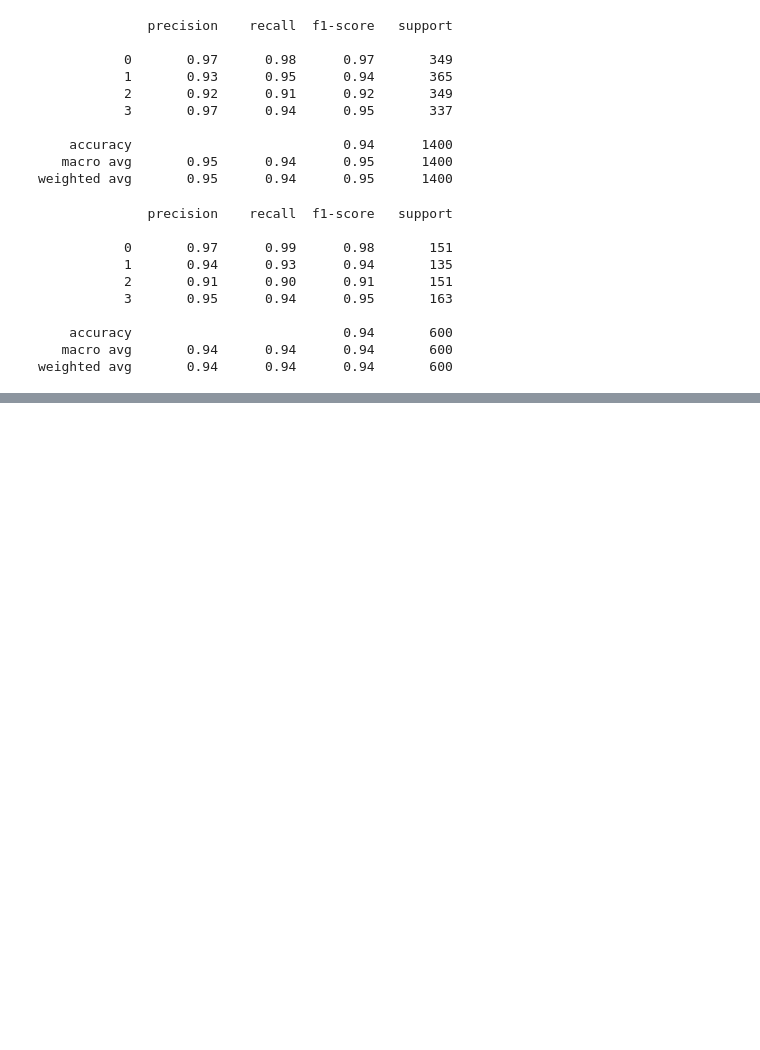
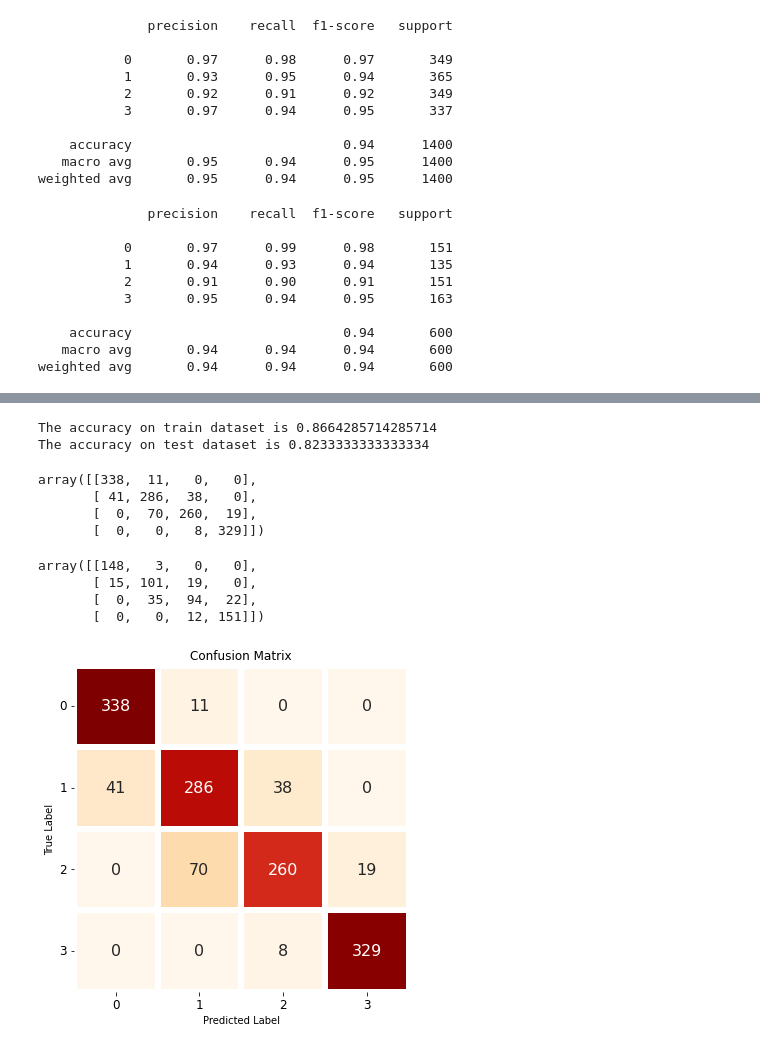
Before and after one commit to satyam-jyoti-sankar/Mobile_price_range_prediction, a Jupyter notebook: Mobile_price_range_prediction.ipynb, the cells around one changed output, grey strips where cells are left out. Cells and saved outputs as stored; diff of their text form; code cells hidden in the pictures; blank space fills up the shorter version.

```diff
--- a/Mobile_price_range_prediction.ipynb
+++ b/Mobile_price_range_prediction.ipynb
@@ -651,0 +659,14 @@ weighted avg       0.94      0.94      0.94       600
+# %%
+# Create an instance of the RandomForestClassifier
+rf_model = RandomForestClassifier()
+param_dict={'max_depth': [4, 6, 8],
+ 'min_samples_leaf': [40, 50],
+ 'min_samples_split': [50, 100, 150],
+ 'n_estimators': [50, 80, 100]}
+
+# Grid search
+rf_grid = GridSearchCV(estimator=rf_model,
+                       param_grid = param_dict,
+                       cv = 5, verbose=2, scoring='accuracy')
+
+rf_grid.fit(X_train,y_train)
@@ -651,0 +696,3 @@ weighted avg       0.94      0.94      0.94       600
+# %%
+rf_optimal_model = rf_grid.best_estimator_
+rf_optimal_model
@@ -651,0 +702,5 @@ weighted avg       0.94      0.94      0.94       600
+# %%
+# Making predictions on train and test data
+
+train_class_preds = rf_optimal_model.predict(X_train)
+test_class_preds = rf_optimal_model.predict(X_test)
@@ -651,0 +730,10 @@ weighted avg       0.94      0.94      0.94       600
+# %%
+# Calculating accuracy on train and test
+train_accuracy = accuracy_score(y_train,train_class_preds)
+test_accuracy = accuracy_score(y_test,test_class_preds)
+
+print("The accuracy on train dataset is", train_accuracy)
+print("The accuracy on test dataset is", test_accuracy)
+# %% [output]
+The accuracy on train dataset is 0.8664285714285714
+The accuracy on test dataset is 0.8233333333333334
@@ -651,0 +744,31 @@ weighted avg       0.94      0.94      0.94       600
+# %%
+train_cm
+# %% [output]
+array([[338,  11,   0,   0],
+       [ 41, 286,  38,   0],
+       [  0,  70, 260,  19],
+       [  0,   0,   8, 329]])
+# %%
+test_cm
+# %% [output]
+array([[148,   3,   0,   0],
+       [ 15, 101,  19,   0],
+       [  0,  35,  94,  22],
+       [  0,   0,  12, 151]])
+# %%
+cm = confusion_matrix(y_train,train_class_preds)
+
+df1 = pd.DataFrame(columns=["0","1","2","3"], index= ["0","1","2","3"], data= cm )
+
+f,ax = plt.subplots(figsize=(6,6))
+
+sns.heatmap(df1, annot=True,cmap="OrRd", fmt= '.0f',
+            ax=ax,linewidths = 5, cbar = False,annot_kws={"size": 16})
+plt.xlabel("Predicted Label")
+plt.xticks(size = 12)
+plt.yticks(size = 12, rotation = 0)
+plt.ylabel("True Label")
+plt.title("Confusion Matrix", size = 12)
+plt.show()
+# %% [output]
+[figure, added]
```
Also changed, not shown: parts of 17 cells of this notebook.
